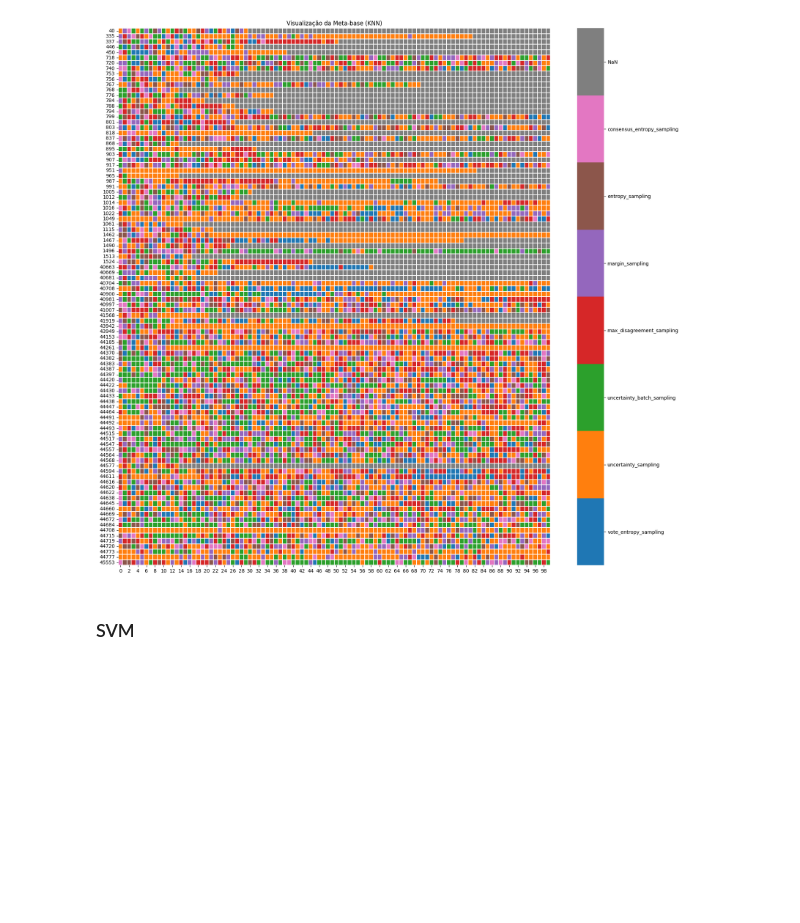
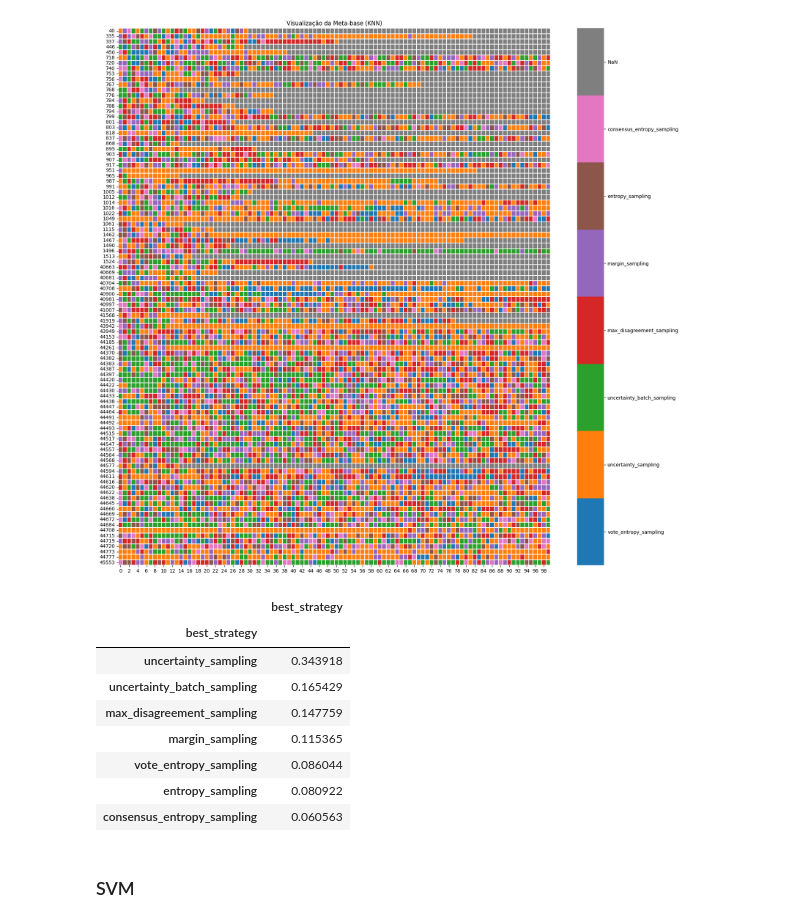
Before and after one commit to gscnogueira/meta-active-learning, a Jupyter notebook: notebooks/experiments/metabase_analysis.ipynb, the cells around one changed output. Cells and saved outputs as stored; diff of their text form; code cells hidden in the pictures; blank space fills up the shorter version.

Commit message:
✨ Adiciona nova análise sobre metabase

```diff
--- a/notebooks/experiments/metabase_analysis.ipynb
+++ b/notebooks/experiments/metabase_analysis.ipynb
@@ -110,6 +110,18 @@ counts_per_dataset(knn_metabase).describe()
 gen_heatmap(knn_metabase, 'Visualização da Meta-base (KNN)')
 # %% [output]
 [figure]
+# %%
+knn_metabase[['best_strategy']].apply(pd.value_counts).transform(lambda x: x.div(sum(x)))
+# %% [output]
+|  | best_strategy |
+| best_strategy |  |
+| uncertainty_sampling | 0.343918 |
+| uncertainty_batch_sampling | 0.165429 |
+| max_disagreement_sampling | 0.147759 |
+| margin_sampling | 0.115365 |
+| vote_entropy_sampling | 0.086044 |
+| entropy_sampling | 0.080922 |
+| consensus_entropy_sampling | 0.060563 |
 # %% [markdown]
 ### SVM
 # %%
```
Also changed, not shown: parts of 2 cells of this notebook.
